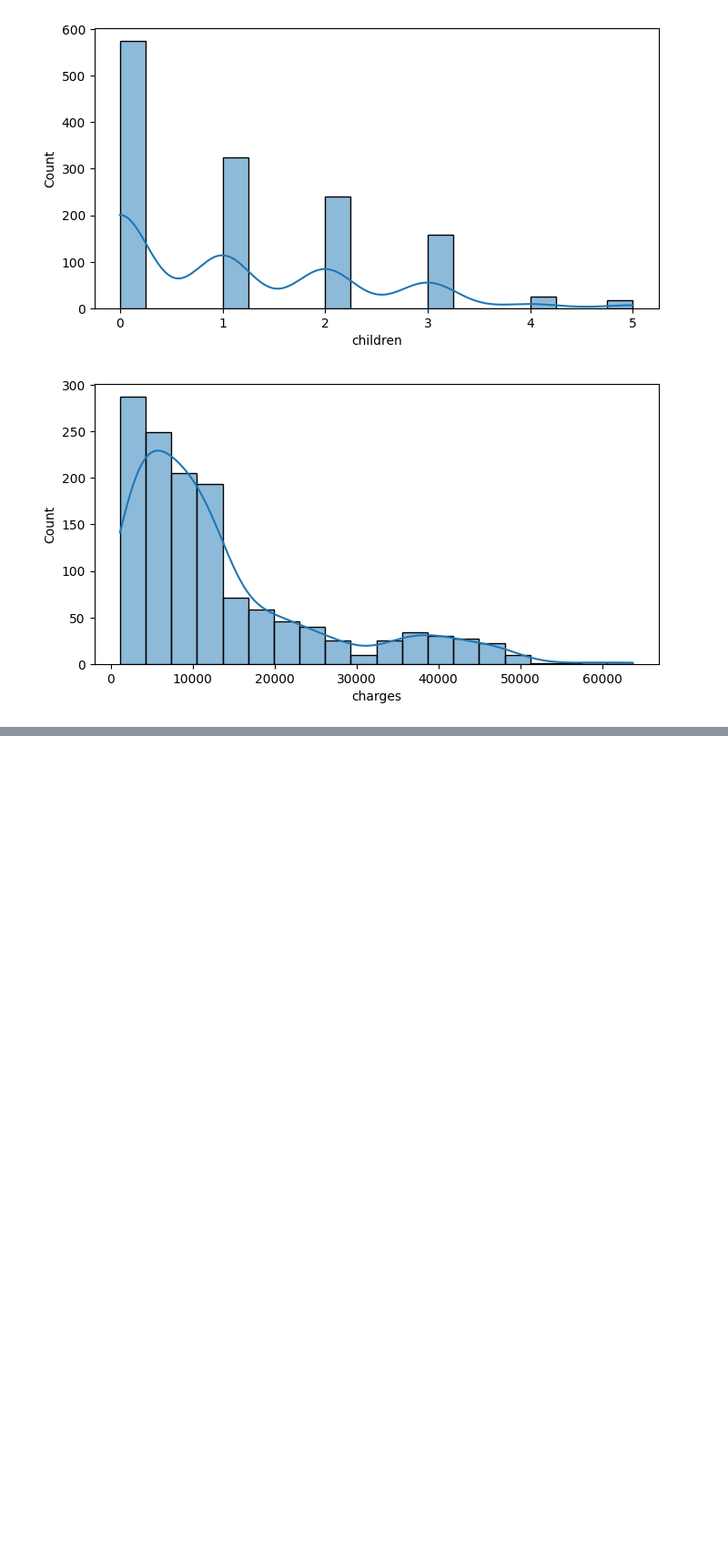
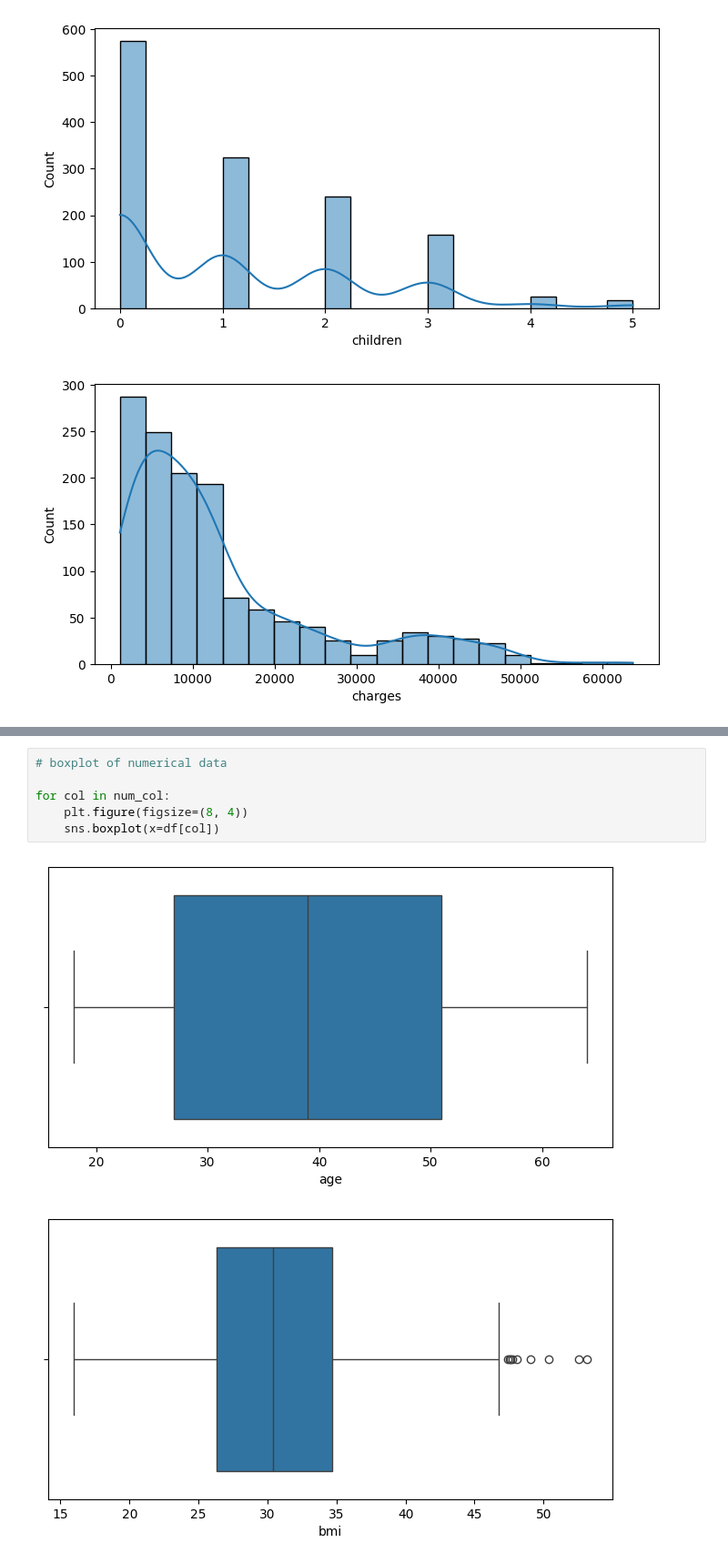
Before and after one commit to wasif-h/Data-Analytics-Odyssey, a Jupyter notebook: INSURANCE_PREDICTION/insurance_prediction.ipynb, the cells around one changed output, grey strips where cells are left out. Shown: that part at 91% size. Drawn from its saved outputs; the diff is of its cells as text; blank space fills up the shorter version.

```diff
--- a/INSURANCE_PREDICTION/insurance_prediction.ipynb
+++ b/INSURANCE_PREDICTION/insurance_prediction.ipynb
@@ -100,0 +101,9 @@ for col in cat_data:
+# %%
+# boxplot of numerical data
+
+for col in num_col:
+    plt.figure(figsize=(8, 4))
+    sns.boxplot(x=df[col])
+# %% [output]
+[figure, added]
+[figure, added]
```
Also changed, not shown: parts of 18 cells of this notebook.
